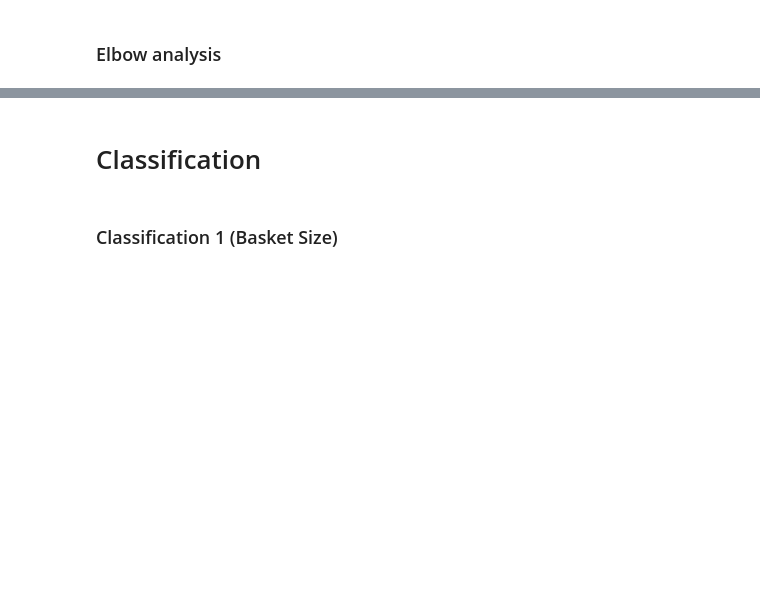
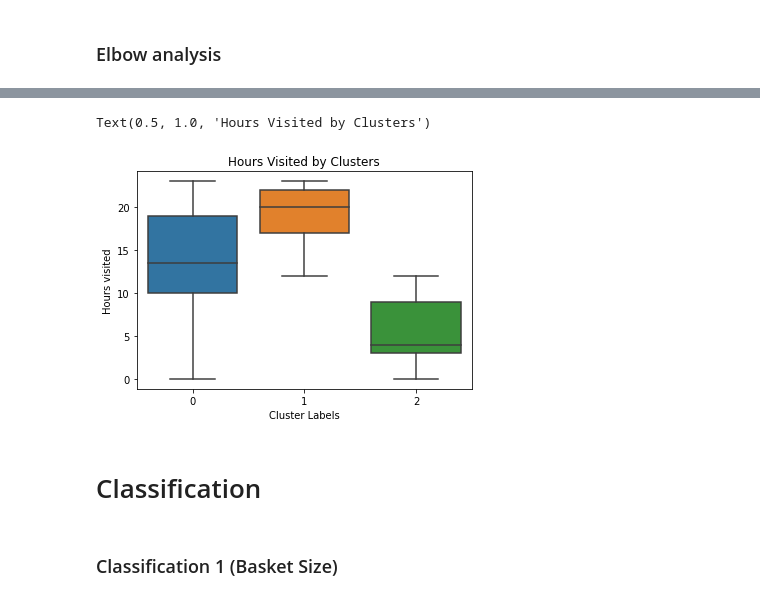
Before and after one commit to CRJoshuaa/Data-Mining-Project, a Jupyter notebook: Project_Final.ipynb, the cells around one changed output, grey strips where cells are left out. Saved outputs shown, nothing was run; the diff lists cells and outputs as text; code cells hidden in the pictures; blank space fills up the shorter version.

```diff
--- a/Project_Final.ipynb
+++ b/Project_Final.ipynb
@@ -530,3 +527,11 @@ Text(0.5, 1.0, 'Ages of Clusters')
+# %%
+sns.boxplot(x="label", y="Hour", data=cluster_vis)
+plt.xlabel('Cluster Labels')
+plt.ylabel('Hours visited')
+plt.title('Hours Visited by Clusters')
+# %% [output]
+Text(0.5, 1.0, 'Hours Visited by Clusters')
+[figure, added]
 # %% [markdown]
 # Classification
 # %%
```
Also changed, not shown: parts of 7 cells of this notebook, 2 other files.
